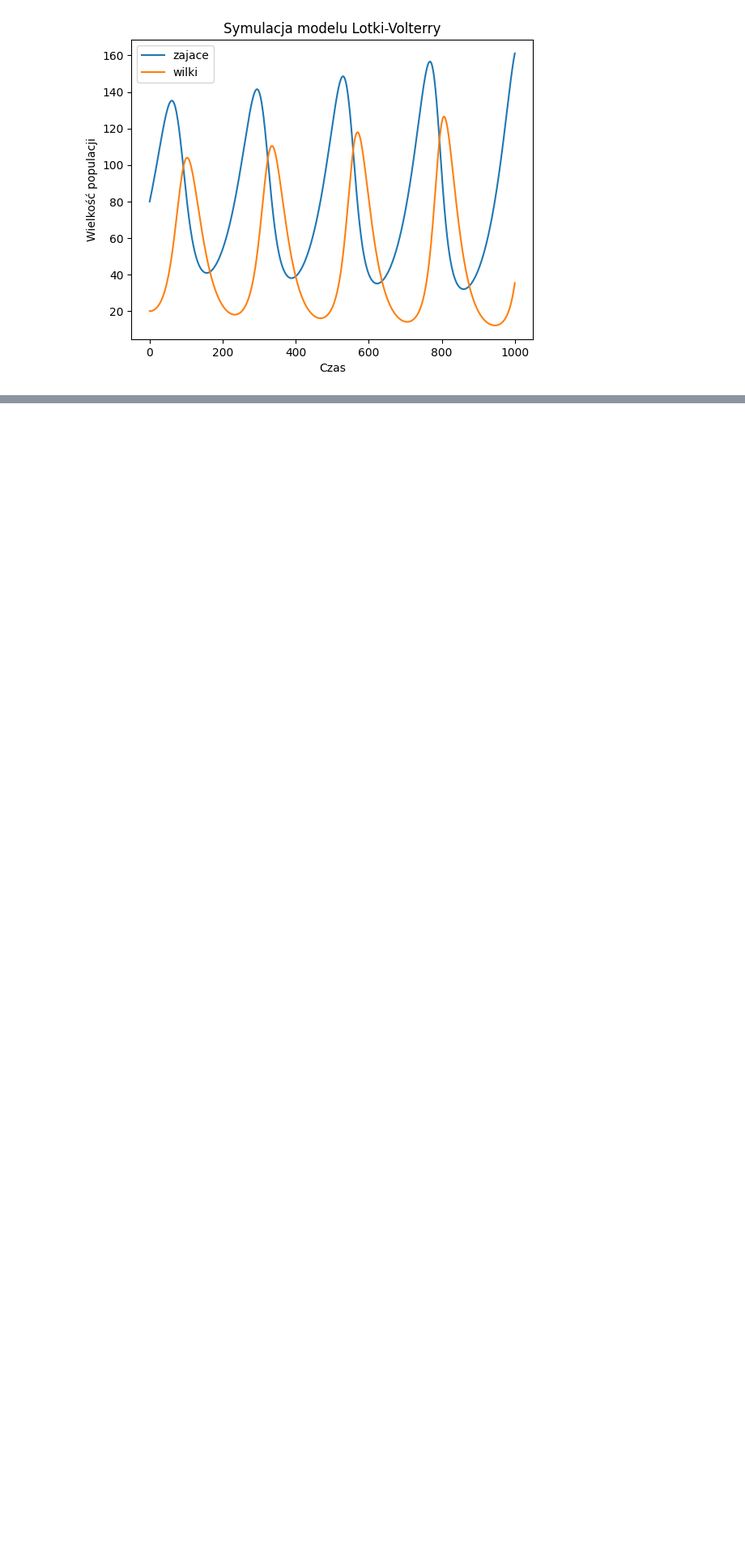
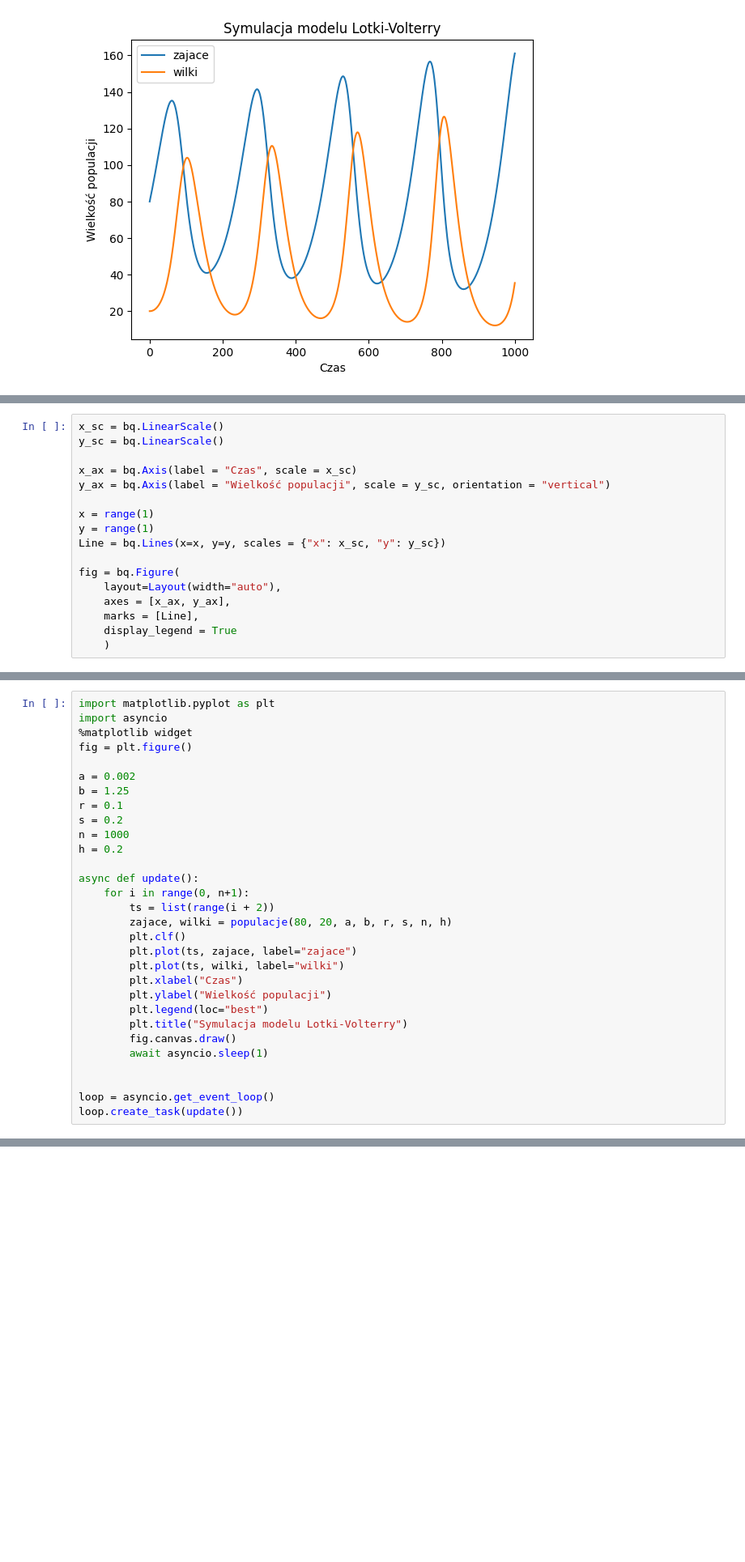
Before and after one commit to rafglo/ODE, a Jupyter notebook: projekt.ipynb, the cells around one changed output, grey strips where cells are left out. Shown: that part at 81% size. Cells and saved outputs as stored; diff of their text form; blank space fills up the shorter version.

```diff
--- a/projekt.ipynb
+++ b/projekt.ipynb
@@ -181,0 +301,17 @@ plt.show()
+# %%
+x_sc = bq.LinearScale()
+y_sc = bq.LinearScale()
+
+x_ax = bq.Axis(label = "Czas", scale = x_sc)
+y_ax = bq.Axis(label = "Wielkość populacji", scale = y_sc, orientation = "vertical")
+
+x = range(1)
+y = range(1)
+Line = bq.Lines(x=x, y=y, scales = {"x": x_sc, "y": y_sc})
+
+fig = bq.Figure(
+    layout=Layout(width="auto"),
+    axes = [x_ax, y_ax],
+    marks = [Line],
+    display_legend = True
+    )
@@ -181,0 +363,31 @@ plt.show()
+# %%
+import matplotlib.pyplot as plt
+import asyncio
+%matplotlib widget
+fig = plt.figure()
+
+a = 0.002
+b = 1.25
+r = 0.1
+s = 0.2
+n = 1000
+h = 0.2
+
+async def update():
+    for i in range(0, n+1):
+        ts = list(range(i + 2))
+        zajace, wilki = populacje(80, 20, a, b, r, s, n, h)
+        plt.clf()
+        plt.plot(ts, zajace, label="zajace")
+        plt.plot(ts, wilki, label="wilki")
+        plt.xlabel("Czas")
+        plt.ylabel("Wielkość populacji")
+        plt.legend(loc="best")
+        plt.title("Symulacja modelu Lotki-Volterry")
+        fig.canvas.draw()
+        await asyncio.sleep(1)
+
+
+loop = asyncio.get_event_loop()
+loop.create_task(update())
+# %% [output]
@@ -182,3 +395,4 @@ plt.show()
+[figure, added]
 # %%
 %matplotlib notebook
 
```
Also changed, not shown: parts of 10 cells of this notebook.
